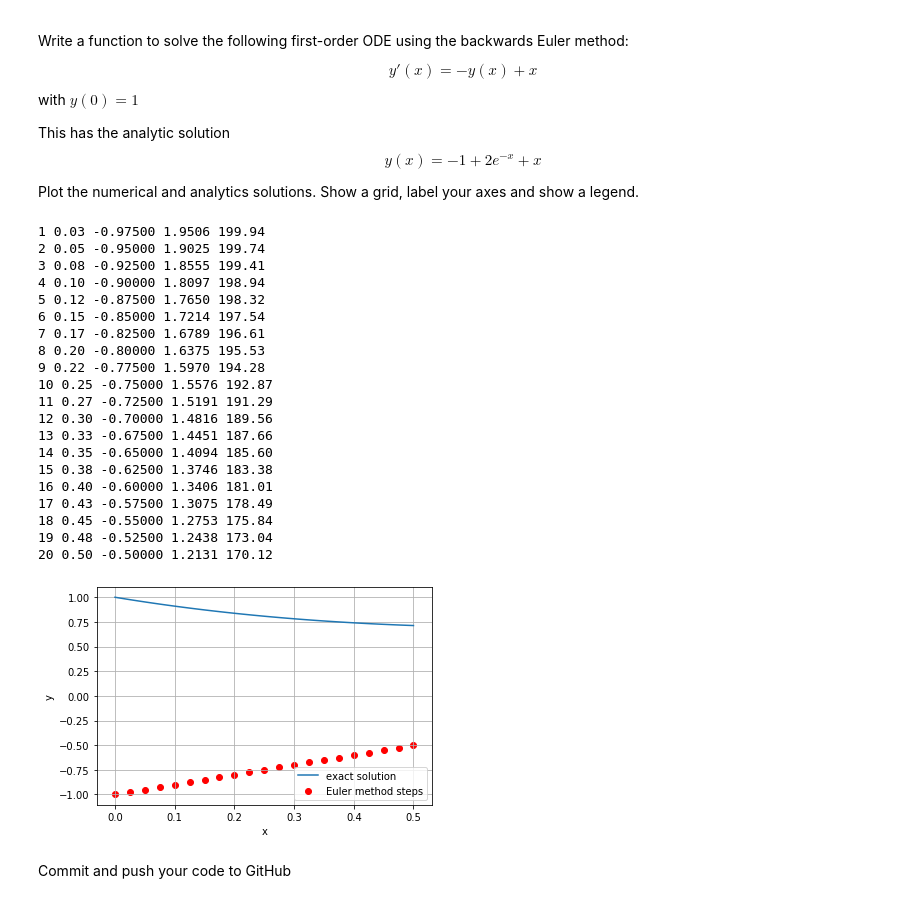
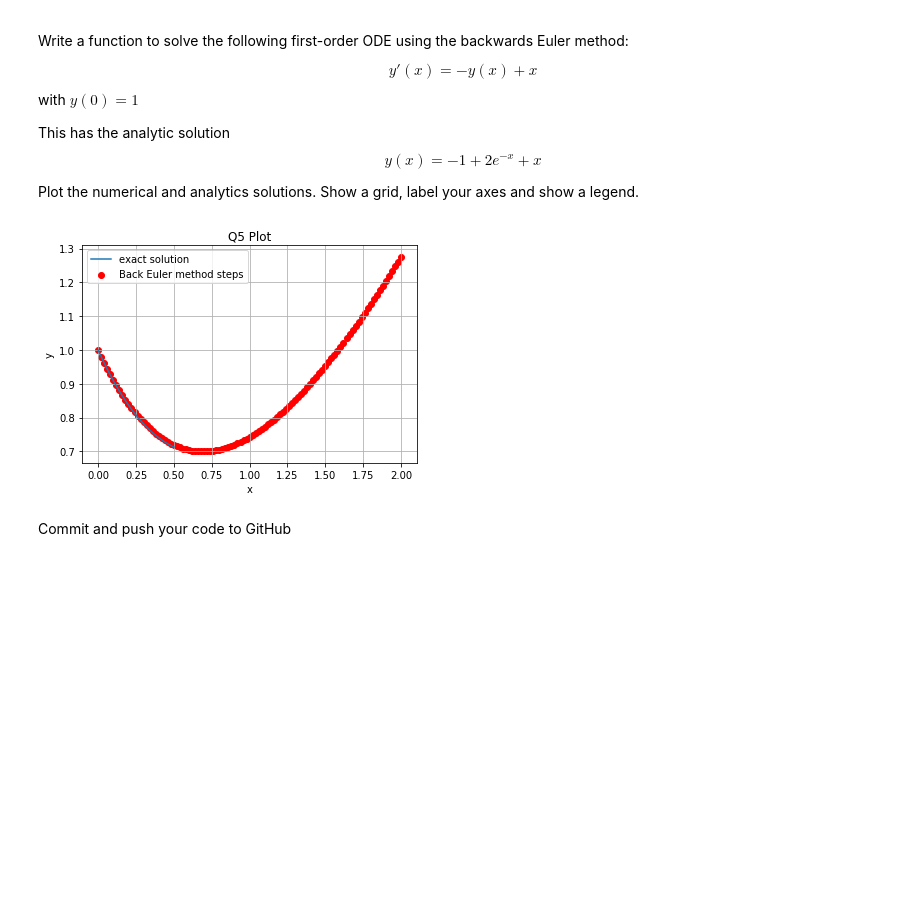
Before and after one commit to Saoirse-M-MacLaughlin/ACM20030-assignments, a Jupyter notebook: Assignment3-18306281.ipynb, the cells around one changed output. Drawn from its saved outputs; the diff is of its cells as text; code cells hidden in the pictures; blank space fills up the shorter version.

```diff
--- a/Assignment3-18306281.ipynb
+++ b/Assignment3-18306281.ipynb
@@ -237,0 +215,24 @@ Analytical = [0.         0.14589869 0.31322618 0.49823648 0.69670734 0.90408766
+# %%
+def F(x,y):
+    return np.array([y[1],y[1]-(0.25)*y[0]-np.sin(x)])
+
+RK2ans = RK2(F,0.01,0,[0,73/100],900)
+print('Numerical = ', RK2ans)
+
+def Y(x):
+    return (1/100)*(-7*np.exp(x/2)*x + 64*np.exp(x/2) + 48*np.sin(x) - 64*np.cos(x))
+
+x = np.linspace(0,9)
+#Analytical
+y = (Y(x))
+print('Analytical =', y)
+plt.plot(x,y, label = 'Analytical')
+#Numerical
+plt.scatter(RK2ans[:,0],RK2ans[:,1], color = 'pink', label = 'Numerical')
+#legend, title, labels
+plt.legend()
+plt.title('Plot of ODE Solution')
+plt.xlabel('x')
+plt.ylabel('y(x)')
+plt.grid(True)
+plt.show()
@@ -399,69 +422,45 @@ def dydx(x,y):
 def yexact(x):
     return -1 + 2*np.exp(-x) + x
 
-def EulerMethod(dydx, yexact, dx, x0, y0, imax, printSteps=False, plotSteps=False,uColor='red'):
+def BackEulerMethod(dx, x0, y0, imax, plotSteps=False,uColor='red'):
     i = 0
     xi = x0
     yi = y0
 
     # Create arrays to store the steps in
     steps = np.zeros((imax+1,2))
     steps[0,0] = x0
     steps[0,1] = y0
 
     # Create a loop to iteratively solve the ODE step-by-step
     while i < imax:
         # The next three lines implement the Euler method
-        fi = dydx(xi, yi)
+        yi = (yi +dx*(xi + dx))/(1 + dx)
         xi += dx
-        yi = yi + dx*fi
         i += 1
 
-        if(printSteps):
-            diffi = np.abs(yi - yexact(xi))
-            Ei    = np.abs(100*diffi/yexact(xi))
-            print("%d %.2f %.5f %.4f %.2f" % (i, xi, yi, diffi, Ei))
 
         # Store the steps for plotting
         steps[i, 0] = xi
         steps[i, 1] = yi
 
     if(plotSteps):
         plt.scatter(steps[:,0], steps[:,1], color=uColor)
 
     return [xi, yi]
 
 x = np.linspace(0, 0.5, 100)
 y = yexact(x)
 plt.xlabel('x')
 plt.ylabel('y')
 plt.grid(True)
 plt.plot(x,y)
 
-EulerMethod(dydx, yexact, 0.025, 0, -1, 20, True, True, 'red')
-plt.legend(['exact solution', 'Euler method steps']);
+plt.title('Q5 Plot')
+BackEulerMethod(0.02, 0, 1, 100, True, 'red')
+plt.legend(['exact solution', 'Back Euler method steps']);
 # %% [output]
-1 0.03 -0.97500 1.9506 199.94
-2 0.05 -0.95000 1.9025 199.74
-3 0.08 -0.92500 1.8555 199.41
-4 0.10 -0.90000 1.8097 198.94
-5 0.12 -0.87500 1.7650 198.32
-6 0.15 -0.85000 1.7214 197.54
-7 0.17 -0.82500 1.6789 196.61
-8 0.20 -0.80000 1.6375 195.53
-9 0.22 -0.77500 1.5970 194.28
-10 0.25 -0.75000 1.5576 192.87
-11 0.27 -0.72500 1.5191 191.29
-12 0.30 -0.70000 1.4816 189.56
-13 0.33 -0.67500 1.4451 187.66
-14 0.35 -0.65000 1.4094 185.60
-15 0.38 -0.62500 1.3746 183.38
-16 0.40 -0.60000 1.3406 181.01
-17 0.43 -0.57500 1.3075 178.49
-18 0.45 -0.55000 1.2753 175.84
-19 0.48 -0.52500 1.2438 173.04
-20 0.50 -0.50000 1.2131 170.12
-[figure, old version]
+[figure, new version]
 # %% [markdown]
 Commit and push your code to GitHub
 # %% [markdown]
```
Also changed, not shown: parts of 5 cells of this notebook.
